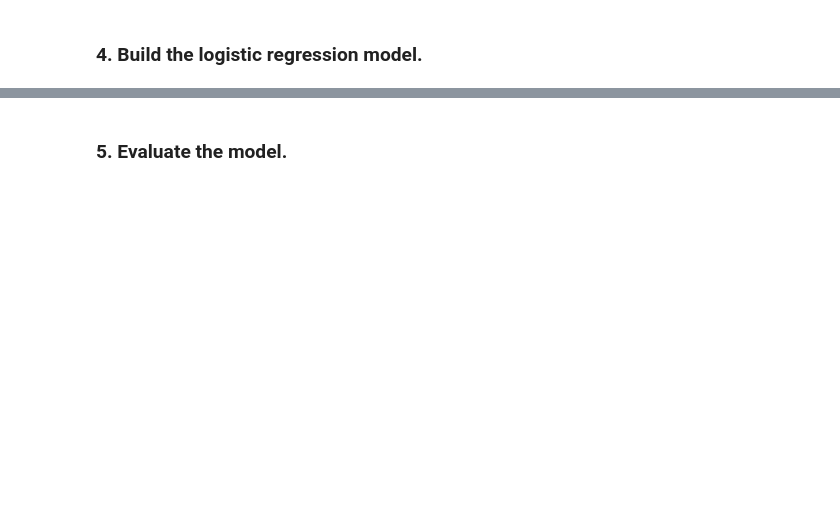
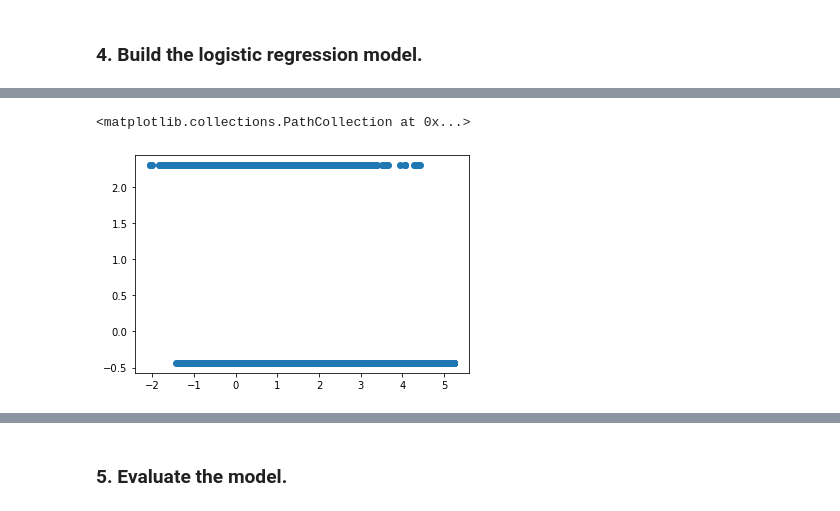
Before and after one commit to hollyjanedalton/lab-imbalanced-data, a Jupyter notebook: ImbalancedDataLab.ipynb, the cells around one changed output, grey strips where cells are left out. Cells and saved outputs as stored; diff of their text form; code cells hidden in the pictures; blank space fills up the shorter version.

```diff
--- a/ImbalancedDataLab.ipynb
+++ b/ImbalancedDataLab.ipynb
@@ -175,0 +212,6 @@ X_train_scaled.head()
+# %%
+y_train = y_train.reset_index(drop=True)
+# needed because the transformation also reset the index for X_train_scaled
+# so we need this for y_test as well...
+y_test = y_test.reset_index(drop=True)
+#Drop=true is used to reset index, so that the original index isn't added as a column
@@ -176,2 +233,8 @@ X_train_scaled.head()
 # %% [markdown]
 ### 4. Build the logistic regression model.
+# %%
+from sklearn.linear_model import LogisticRegression
+
+LR = LogisticRegression(random_state=0, solver='lbfgs')
+LR.fit(X_train_scaled, y_train)
+#y is the probality that the client is Churn or not Churn
@@ -178,2 +253,7 @@ X_train_scaled.head()
 # %%
-# your code here
+logits = np.log(1/LR.predict_proba(X_train_scaled)[:,1]-1)
+# %%
+plt.scatter(logits,X_train_scaled['SeniorCitizen'])
+# %% [output]
+<matplotlib.collections.PathCollection at 0x...>
+[figure, added]
```
Also changed, not shown: parts of 34 cells of this notebook.
